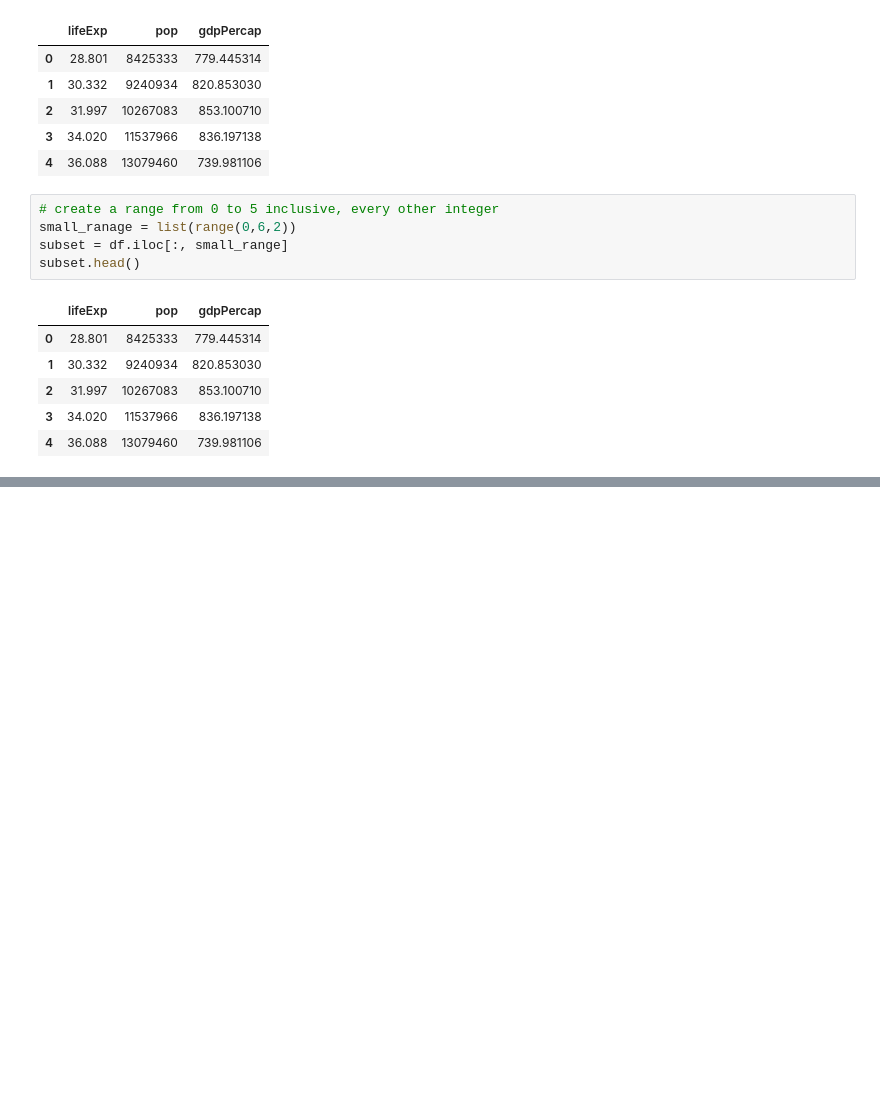
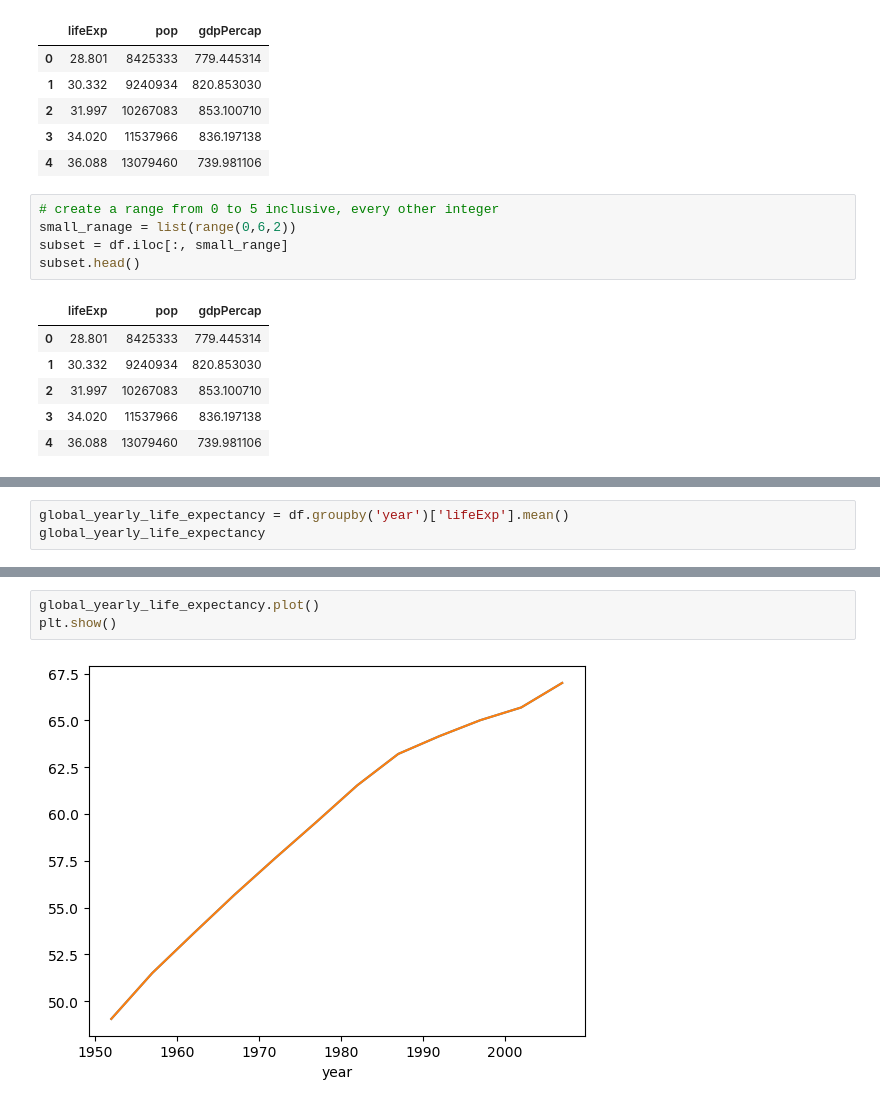
Before and after one commit to nyguerrillagirl/100-days-of-code, a Jupyter notebook: src/python_projects/pandas_for_everyone-master/notebooks/chapter_01.ipynb, the cells around one changed output, grey strips where cells are left out. Drawn from its saved outputs; the diff is of its cells as text; blank space fills up the shorter version.

```diff
--- a/src/python_projects/pandas_for_everyone-master/notebooks/chapter_01.ipynb
+++ b/src/python_projects/pandas_for_everyone-master/notebooks/chapter_01.ipynb
@@ -243,0 +547,3 @@ subset.head()
+# %%
+global_yearly_life_expectancy = df.groupby('year')['lifeExp'].mean()
+global_yearly_life_expectancy
@@ -243,0 +565,5 @@ subset.head()
+# %%
+global_yearly_life_expectancy.plot()
+plt.show()
+# %% [output]
+[figure, added]
```
Also changed, not shown: parts of 39 cells of this notebook, 1 other file.
